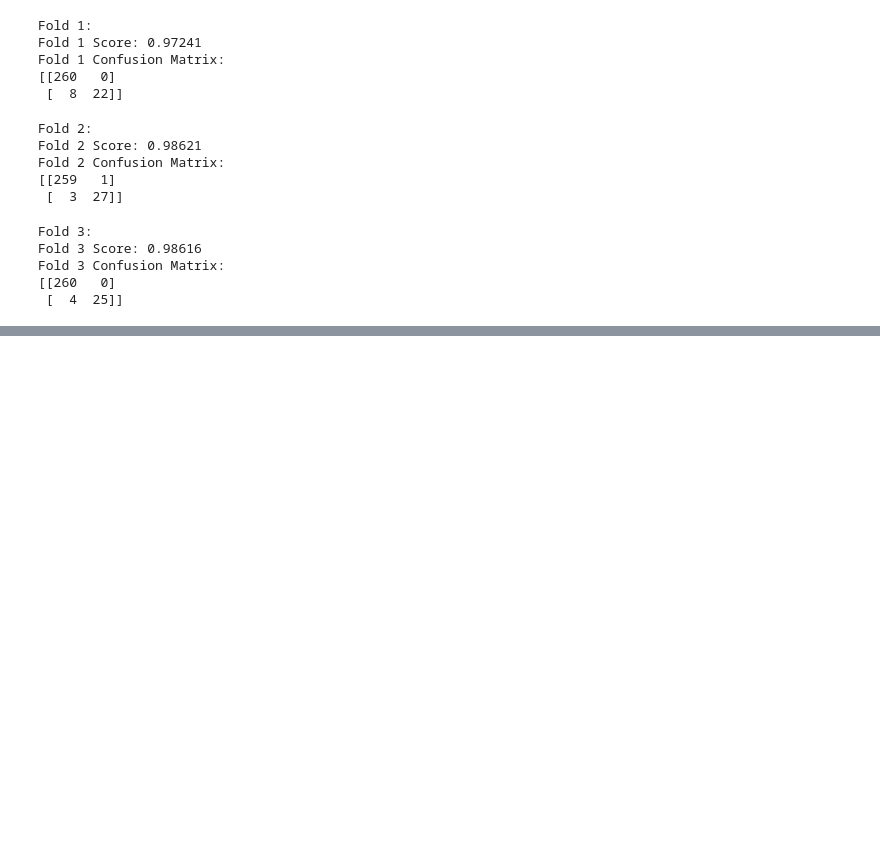
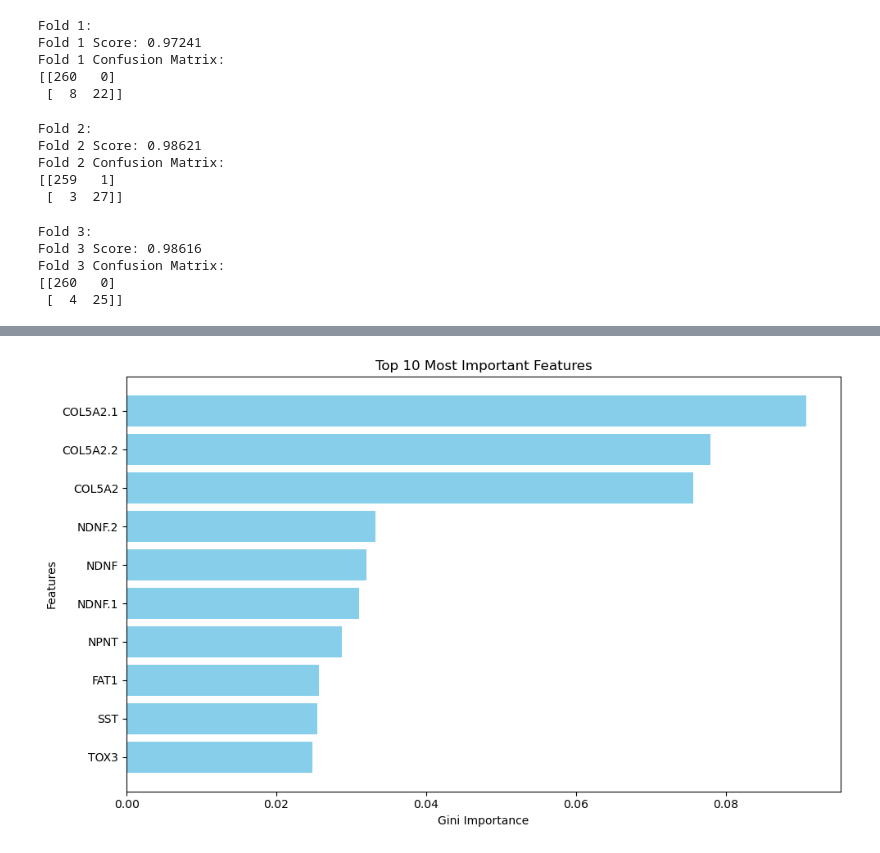
Before and after one commit to vkyuen/RandomForest, a Jupyter notebook: random.ipynb, the cells around one changed output, grey strips where cells are left out. Drawn from its saved outputs; the diff is of its cells as text; code cells hidden in the pictures; blank space fills up the shorter version.

```diff
--- a/random.ipynb
+++ b/random.ipynb
@@ -811,0 +979,13 @@ Fold 3 Confusion Matrix:
+# %%
+feature_names = training_data.columns
+
+rfFinal = RandomForestClassifier(n_estimators=1000,
+                                      max_features=50,
+                                      random_state=13)
+
+rfFinal.fit(training_data, training_key.values.ravel())
+
+importances = rfFinal.feature_importances_
+feature_imp_df = pd.DataFrame({'Feature': feature_names, 'Gini Importance': importances}).sort_values(
+    'Gini Importance', ascending=False)
+print(feature_imp_df.head(10))
@@ -811,0 +1004,15 @@ Fold 3 Confusion Matrix:
+# %%
+# Plotting the top 10 most important features Code snippet generated from Gemini
+top_features = feature_imp_df.head(10)
+top_features = top_features.sort_values('Gini Importance', ascending=True)  # Sort for better visualization
+plt.figure(figsize=(10, 6))
+plt.barh(top_features['Feature'], top_features['Gini Importance'], color='skyblue')
+plt.xlabel('Gini Importance')
+plt.ylabel('Features')
+plt.title('Top 10 Most Important Features')
+
+# Ensure labels are readable and not truncated
+plt.tight_layout()
+plt.show()
+# %% [output]
+[figure, added]
```
Also changed, not shown: parts of 18 cells of this notebook.
